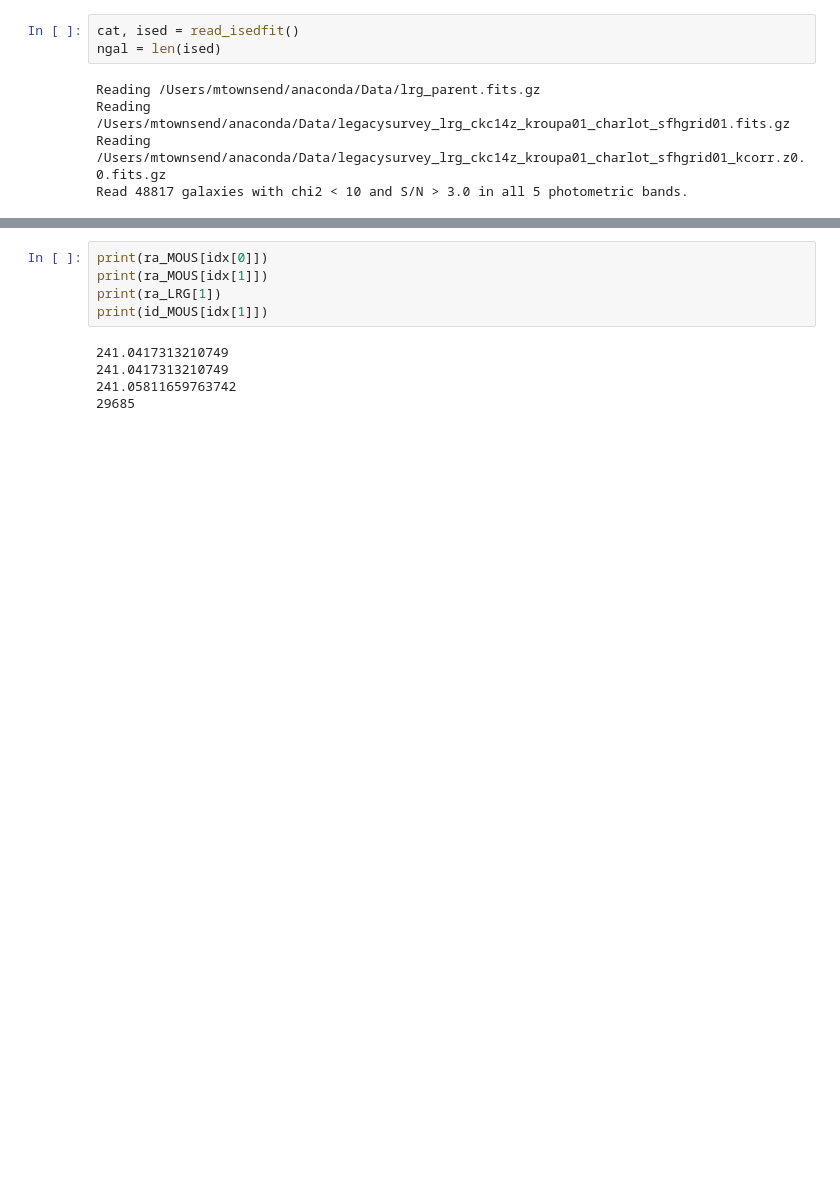
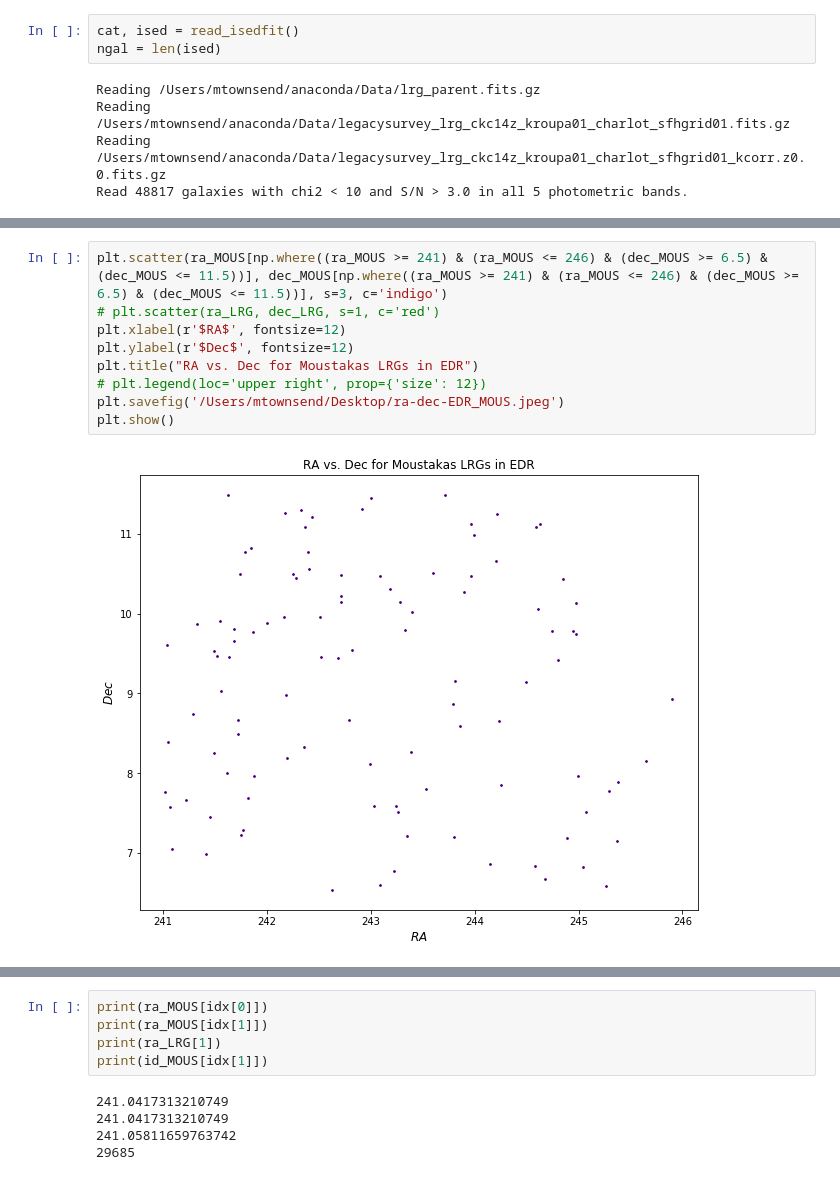
Before and after one commit to metownsend/LRG-Sats, a Jupyter notebook: statSub_modules.ipynb, the cells around one changed output, grey strips where cells are left out. Saved outputs shown, nothing was run; the diff lists cells and outputs as text; blank space fills up the shorter version.

```diff
--- a/statSub_modules.ipynb
+++ b/statSub_modules.ipynb
@@ -982,3 +991,14 @@ print(len(id_MOUS))
+# %%
+plt.scatter(ra_MOUS[np.where((ra_MOUS >= 241) & (ra_MOUS <= 246) & (dec_MOUS >= 6.5) & (dec_MOUS <= 11.5))], dec_MOUS[np.where((ra_MOUS >= 241) & (ra_MOUS <= 246) & (dec_MOUS >= 6.5) & (dec_MOUS <= 11.5))], s=3, c='indigo')
+# plt.scatter(ra_LRG, dec_LRG, s=1, c='red')
+plt.xlabel(r'$RA$', fontsize=12)
+plt.ylabel(r'$Dec$', fontsize=12)
+plt.title("RA vs. Dec for Moustakas LRGs in EDR")
+# plt.legend(loc='upper right', prop={'size': 12})
+plt.savefig('/Users/mtownsend/Desktop/ra-dec-EDR_MOUS.jpeg')
+plt.show()
+# %% [output]
+[figure, added]
 # %%
 from astropy.coordinates import SkyCoord, match_coordinates_sky
 from astropy import units as u
```
Also changed, not shown: parts of 4 cells of this notebook.
